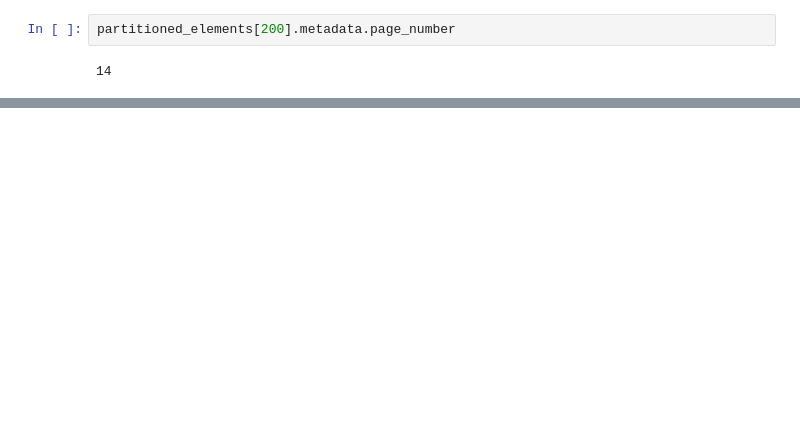
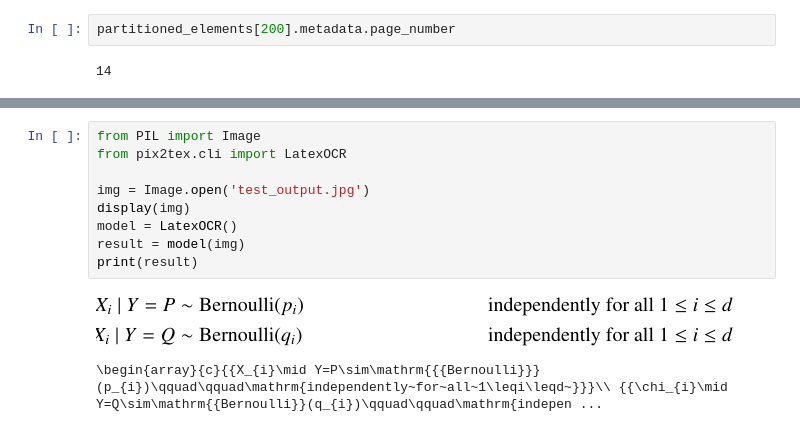
Before and after one commit to sgoel97/Berkeley-CS-QA-Dataset, a Jupyter notebook: generate_latex.ipynb, the cells around one changed output, grey strips where cells are left out. Cells and saved outputs as stored; diff of their text form; blank space fills up the shorter version.

Commit message:
generate images,latex and validate

```diff
--- a/generate_latex.ipynb
+++ b/generate_latex.ipynb
@@ -209,0 +265,12 @@ partitioned_elements[200].metadata.page_number
+# %%
+from PIL import Image
+from pix2tex.cli import LatexOCR
+
+img = Image.open('test_output.jpg')
+display(img)
+model = LatexOCR()
+result = model(img)
+print(result)
+# %% [output]
+[figure, added]
+\begin{array}{c}{{X_{i}\mid Y=P\sim\mathrm{{{Bernoulli}}}(p_{i})\qquad\qquad\mathrm{independently~for~all~1\leqi\leqd~}}}\\ {{\chi_{i}\mid Y=Q\sim\mathrm{{Bernoulli}}(q_{i})\qquad\qquad\mathrm{indepen ...
```
Also changed, not shown: parts of 27 cells of this notebook.
